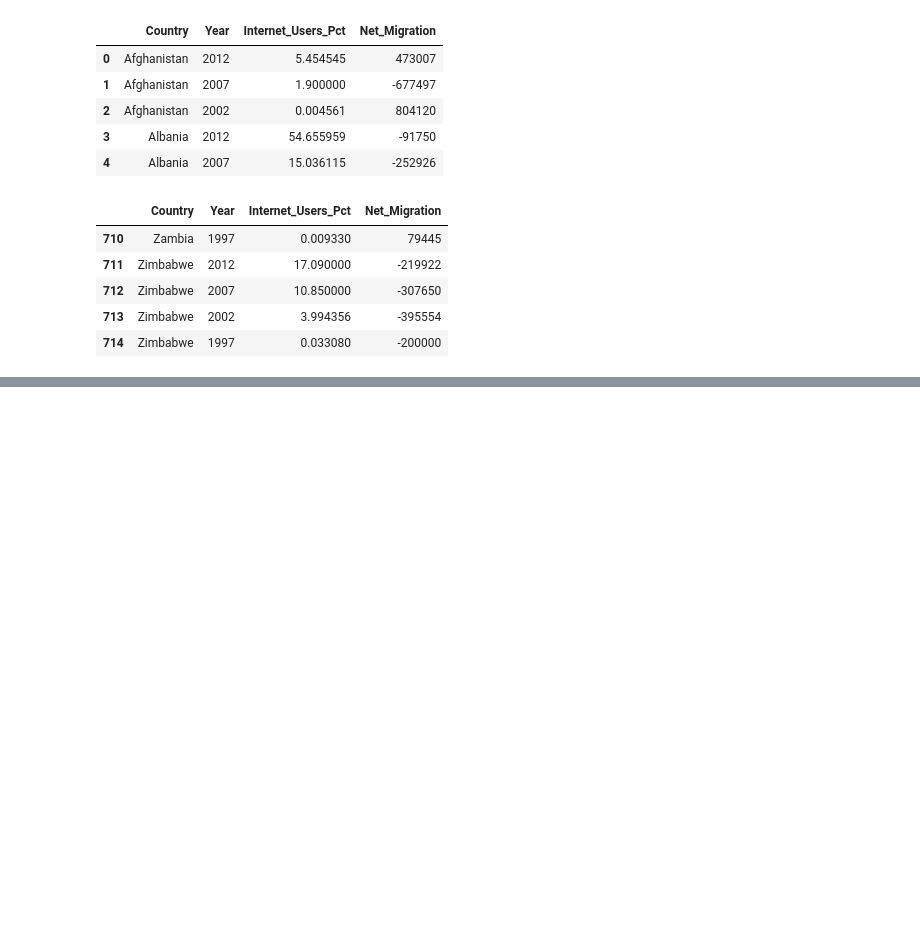
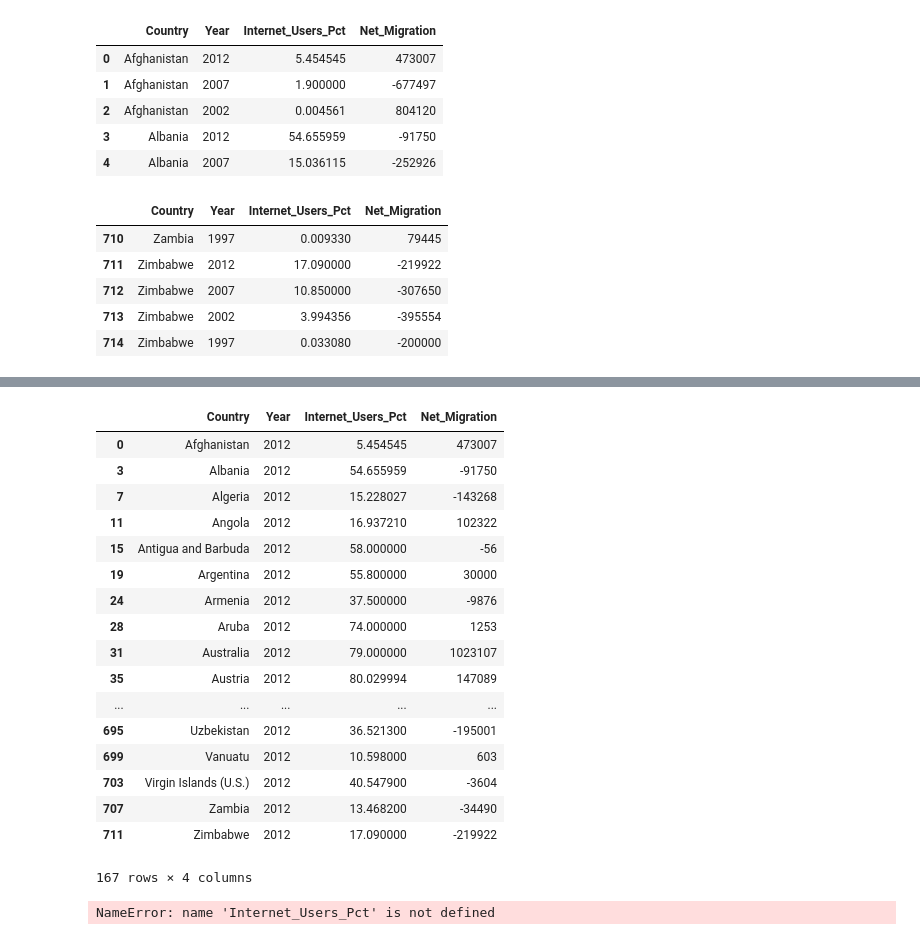
Before and after one commit to smitamisra/DataQ1, a Jupyter notebook: dataquestion1.ipynb, the cells around one changed output, grey strips where cells are left out. Saved outputs shown, nothing was run; the diff lists cells and outputs as text; code cells hidden in the pictures; blank space fills up the shorter version.

```diff
--- a/dataquestion1.ipynb
+++ b/dataquestion1.ipynb
@@ -169,3 +169,5 @@ merged_data.tail()
 | 714 | Zimbabwe | 1997 | 0.033080 | -200000 |
 # %%
 #Subset the combined data frame to keep only the data for 2002, 2007, and 2012.
+# %%
+mergeddata_step13=merged_data.loc[merged_data['Year'].isin([2002, 2007, 2012])]
@@ -171,0 +198,2 @@ merged_data.tail()
+# %%
+mergeddata_step13_2012=mergeddata_step13.loc[mergeddata_step13['Year'] == 2012]
@@ -171,0 +202,25 @@ merged_data.tail()
+# %%
+mergeddata_step13_2012
+# %% [output]
+|  | Country | Year | Internet_Users_Pct | Net_Migration |
+| 0 | Afghanistan | 2012 | 5.454545 | 473007 |
+| 3 | Albania | 2012 | 54.655959 | -91750 |
+| 7 | Algeria | 2012 | 15.228027 | -143268 |
+| 11 | Angola | 2012 | 16.937210 | 102322 |
+| 15 | Antigua and Barbuda | 2012 | 58.000000 | -56 |
+| 19 | Argentina | 2012 | 55.800000 | 30000 |
+| 24 | Armenia | 2012 | 37.500000 | -9876 |
+| 28 | Aruba | 2012 | 74.000000 | 1253 |
+| 31 | Australia | 2012 | 79.000000 | 1023107 |
+| 35 | Austria | 2012 | 80.029994 | 147089 |
+| ... | ... | ... | ... | ... |
+| 695 | Uzbekistan | 2012 | 36.521300 | -195001 |
+| 699 | Vanuatu | 2012 | 10.598000 | 603 |
+| 703 | Virgin Islands (U.S.) | 2012 | 40.547900 | -3604 |
+| 707 | Zambia | 2012 | 13.468200 | -34490 |
+| 711 | Zimbabwe | 2012 | 17.090000 | -219922 |
+167 rows × 4 columns
+# %%
+mergeddata_step13_2012.sort_values(Internet_Users_Pct,ascending=False)
+# %% [output]
+NameError: name 'Internet_Users_Pct' is not defined
```
Also changed, not shown: parts of 27 cells of this notebook.
